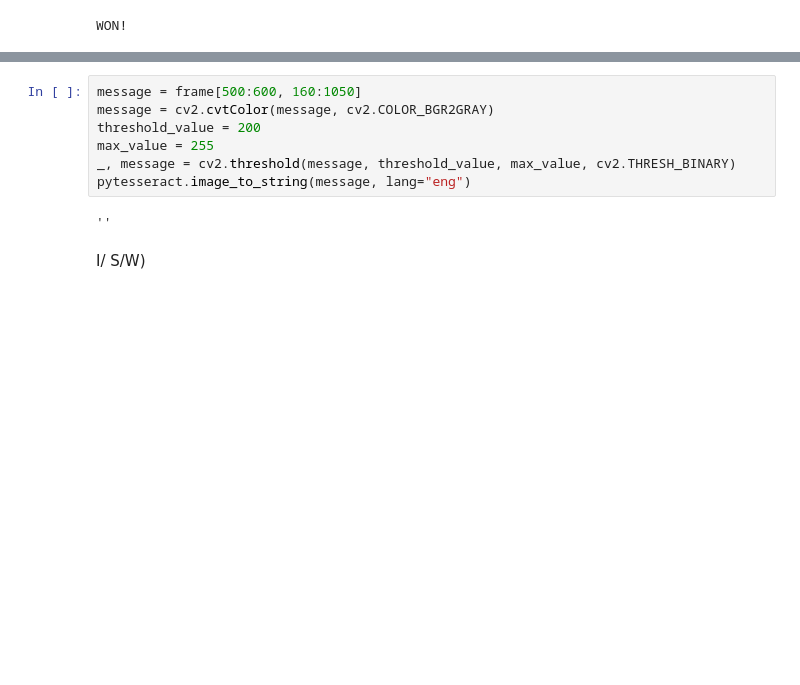
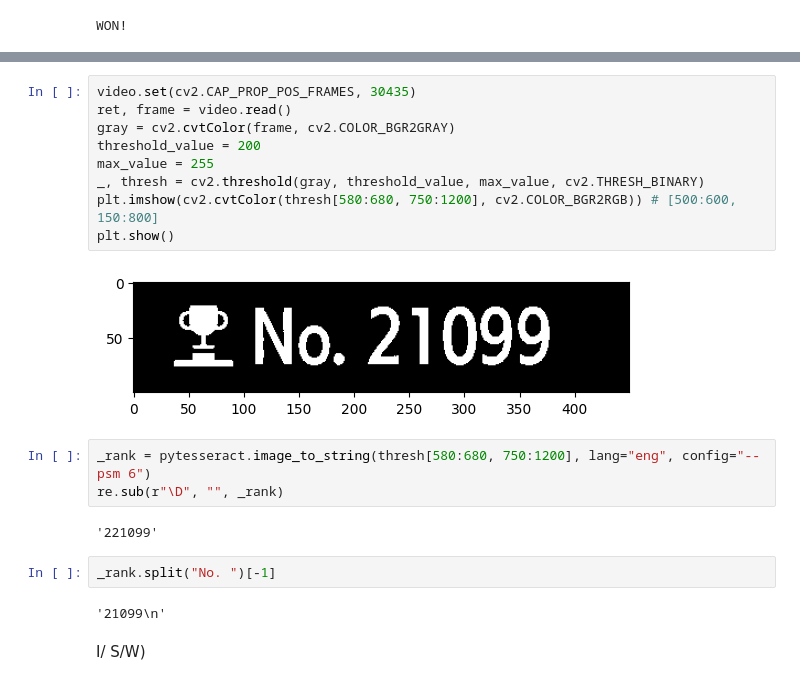
Before and after one commit to fufufukakaka/poke_battle_logger, a Jupyter notebook: notebook/get_pokemon_window.ipynb, the cells around one changed output, grey strips where cells are left out. Saved outputs shown, nothing was run; the diff lists cells and outputs as text; blank space fills up the shorter version.

```diff
--- a/notebook/get_pokemon_window.ipynb
+++ b/notebook/get_pokemon_window.ipynb
@@ -79,12 +88,23 @@ WON!
 # %%
-message = frame[500:600, 160:1050]
-message = cv2.cvtColor(message, cv2.COLOR_BGR2GRAY)
+video.set(cv2.CAP_PROP_POS_FRAMES, 30435)
+ret, frame = video.read()
+gray = cv2.cvtColor(frame, cv2.COLOR_BGR2GRAY)
 threshold_value = 200
 max_value = 255
-_, message = cv2.threshold(message, threshold_value, max_value, cv2.THRESH_BINARY)
-pytesseract.image_to_string(message, lang="eng")
+_, thresh = cv2.threshold(gray, threshold_value, max_value, cv2.THRESH_BINARY)
+plt.imshow(cv2.cvtColor(thresh[580:680, 750:1200], cv2.COLOR_BGR2RGB)) # [500:600, 150:800]
+plt.show()
 # %% [output]
-''
+[figure, added]
+# %%
+_rank = pytesseract.image_to_string(thresh[580:680, 750:1200], lang="eng", config="--psm 6")
+re.sub(r"\D", "", _rank)
+# %% [output]
+'221099'
+# %%
+_rank.split("No. ")[-1]
+# %% [output]
+'21099\n'
 # %% [markdown]
 I/ S/W)
 # %% [markdown]
```
Also changed, not shown: parts of 6 cells of this notebook, 25 other files.
